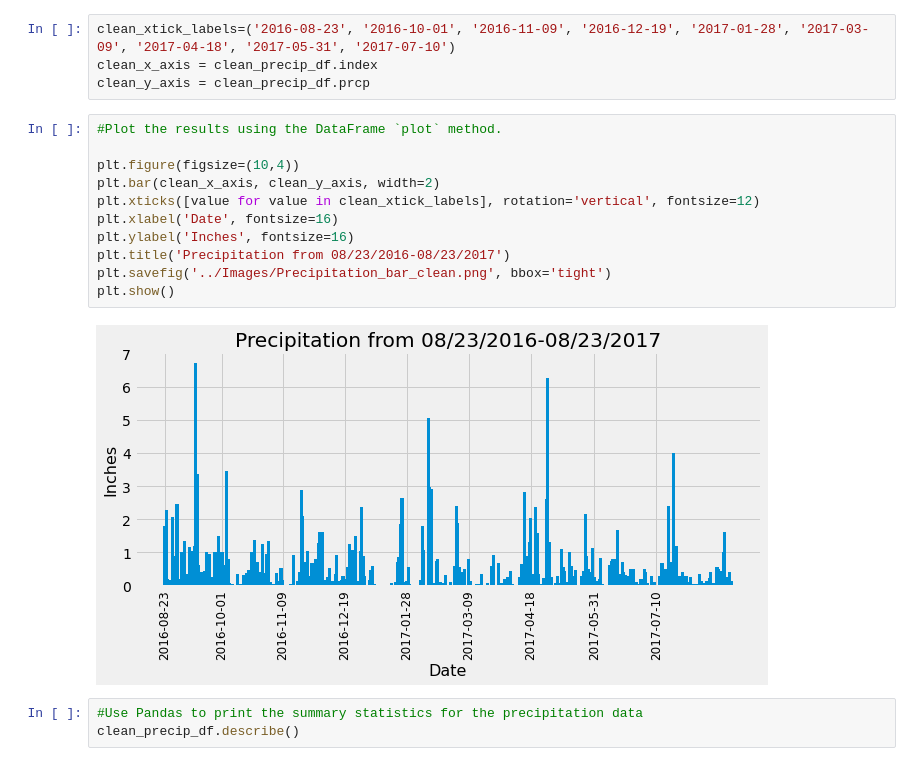
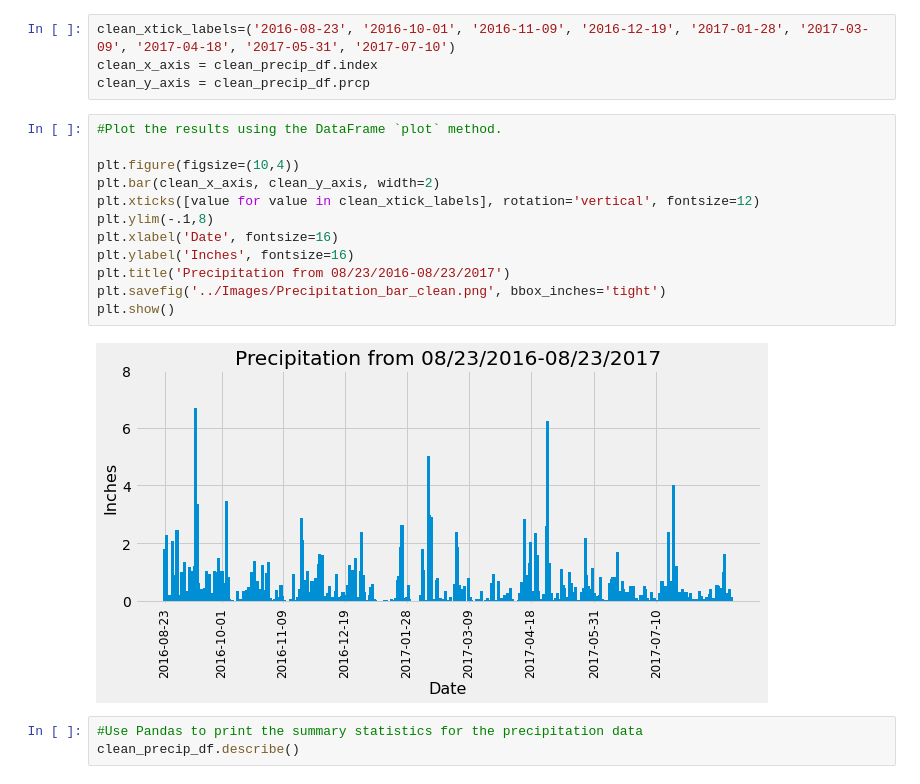
Before and after one commit to Corters22/Hawaii_weather_app, a Jupyter notebook: Analysis/Climate Analysis and Exploration.ipynb, the cells around one changed output. Cells and saved outputs as stored; diff of their text form.

Commit message:
fixed bar chart

```diff
--- a/Analysis/Climate Analysis and Exploration.ipynb
+++ b/Analysis/Climate Analysis and Exploration.ipynb
@@ -129,16 +129,17 @@ clean_y_axis = clean_precip_df.prcp
 # %%
 #Plot the results using the DataFrame `plot` method.
 
 plt.figure(figsize=(10,4))
 plt.bar(clean_x_axis, clean_y_axis, width=2)
 plt.xticks([value for value in clean_xtick_labels], rotation='vertical', fontsize=12)
+plt.ylim(-.1,8)
 plt.xlabel('Date', fontsize=16)
 plt.ylabel('Inches', fontsize=16)
 plt.title('Precipitation from 08/23/2016-08/23/2017')
-plt.savefig('../Images/Precipitation_bar_clean.png', bbox='tight')
+plt.savefig('../Images/Precipitation_bar_clean.png', bbox_inches='tight')
 plt.show()
 # %% [output]
-[figure, old version]
+[figure, new version]
 # %%
 #Use Pandas to print the summary statistics for the precipitation data
 clean_precip_df.describe()
```
Also changed, not shown: 1 other file.
